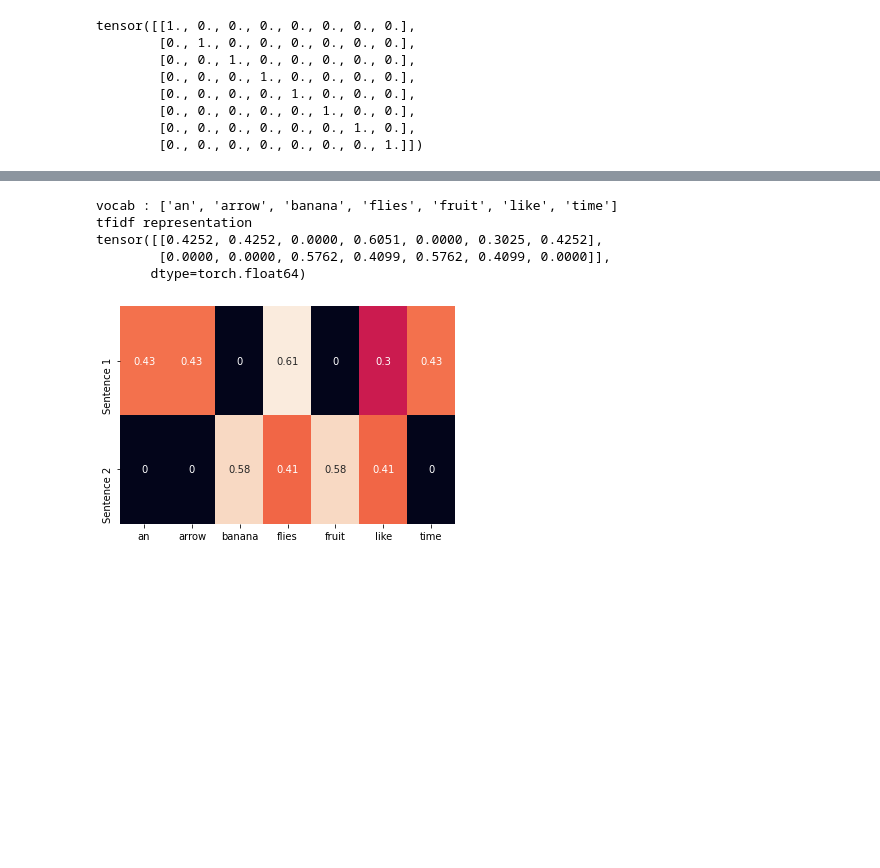
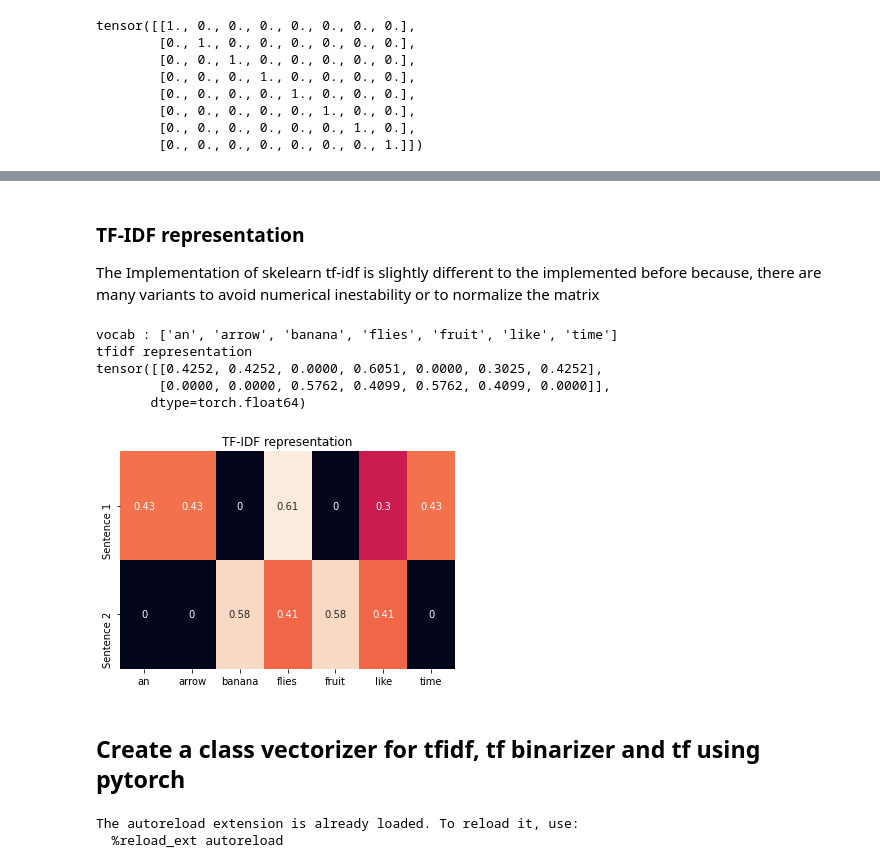
Before and after one commit to ManuLasker/nlp-with-pytorch, a Jupyter notebook: chapter_1/Introduction.ipynb, the cells around one changed output, grey strips where cells are left out. Cells and saved outputs as stored; diff of their text form; code cells hidden in the pictures; blank space fills up the shorter version.

Commit message:
:rocket:  add new implementation of naive vectorizers using pytorch
retake learning of nlp with pytorch

```diff
--- a/chapter_1/Introduction.ipynb
+++ b/chapter_1/Introduction.ipynb
@@ -114,19 +291,39 @@ Let's see the limits:
+# %% [markdown]
+### TF-IDF representation
+The Implementation of skelearn tf-idf is slightly different to the implemented before because, there are many variants to avoid numerical inestability or to normalize the matrix
 # %%
 corpus = ["Time flies flies like an arrow",
          "Fruit flies like a banana"]
+
 tfidf_vectorizer = TfidfVectorizer()
 tfidf_representation = torch.tensor(tfidf_vectorizer.fit_transform(corpus).toarray())
 vocab = tfidf_vectorizer.get_feature_names()
 print("vocab : {}".format(vocab))
 print("tfidf representation \n{}".format(tfidf_representation))
 sns.heatmap(tfidf_representation, annot=True,
            cbar=False, xticklabels=vocab,
            yticklabels=["Sentence 1", "Sentence 2"])
+plt.title("TF-IDF representation")
 plt.show()
 # %% [output]
 vocab : ['an', 'arrow', 'banana', 'flies', 'fruit', 'like', 'time']
 tfidf representation
 tensor([[0.4252, 0.4252, 0.0000, 0.6051, 0.0000, 0.3025, 0.4252],
         [0.0000, 0.0000, 0.5762, 0.4099, 0.5762, 0.4099, 0.0000]],
        dtype=torch.float64)
-[figure, old version]
+[figure, new version]
+# %% [markdown]
+## Create a class vectorizer for tfidf, tf binarizer and tf using pytorch
+# %%
+%load_ext autoreload
+%autoreload 2
+
+from vectorizer import PytorchVectorizer # just load the vectorizer class naive implementation for learning purposes
+
+# corpus = ["Time flies like an arrow", "Fruit flies like a banana"]
+corpus = ["Time flies flies like an arrow",
+         "Fruit flies like a banana"]
+representer = PytorchVectorizer(corpus)
+# %% [output]
+The autoreload extension is already loaded. To reload it, use:
+  %reload_ext autoreload
```
Also changed, not shown: parts of 42 cells of this notebook, 1 other file.
